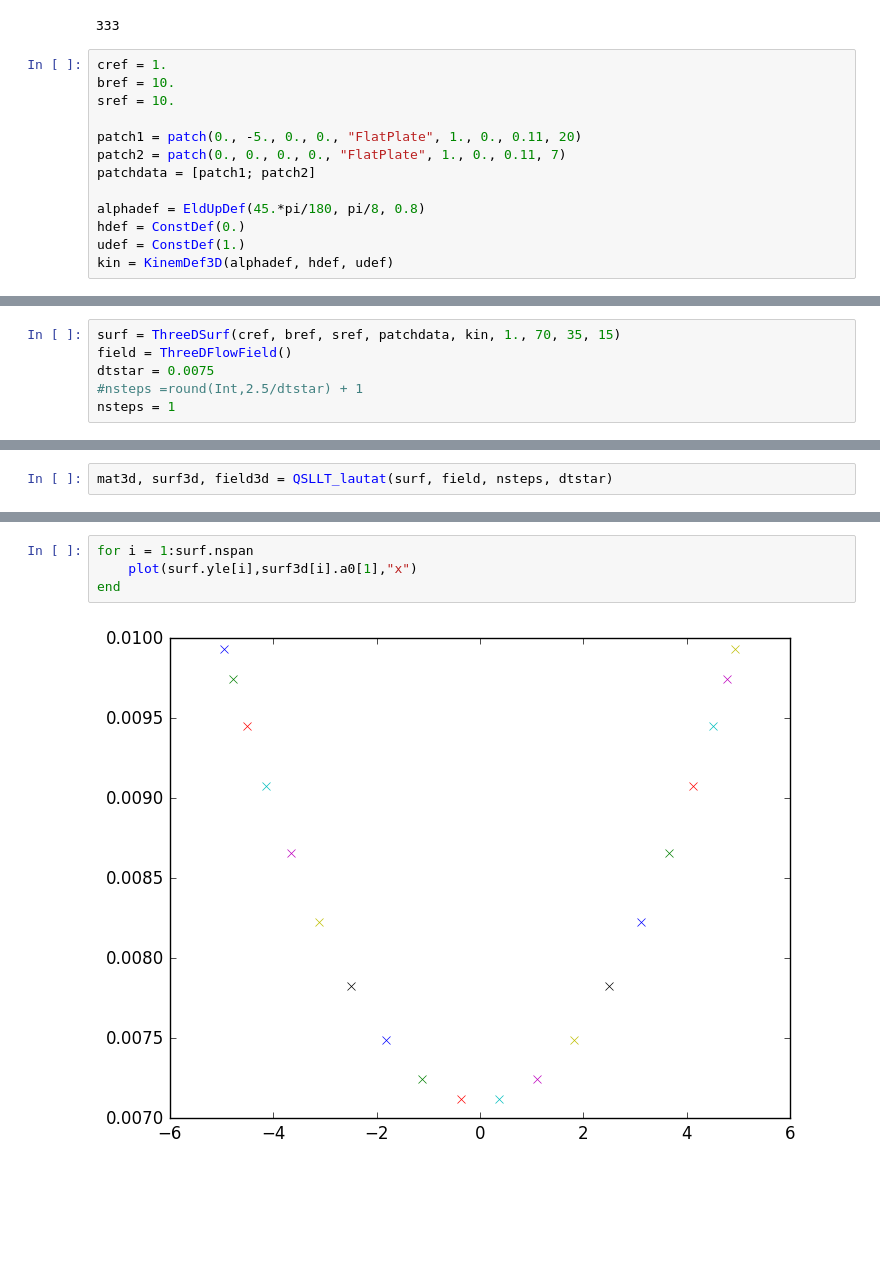
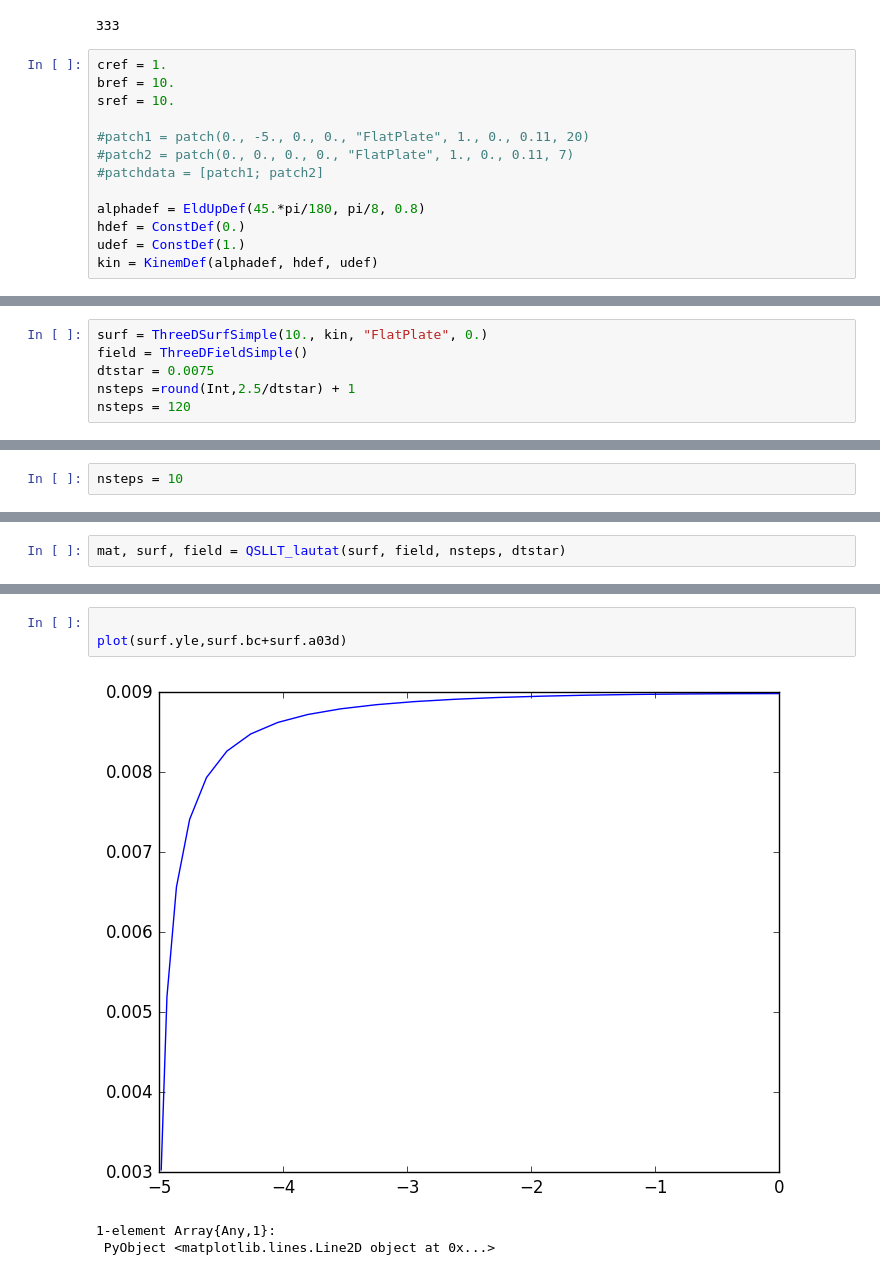
Before and after one commit to KiranRamesh-Aero/UnsteadyFlowSolvers.jl, a Jupyter notebook: Notebooks/3D extensions - with LEV.ipynb, the cells around one changed output, grey strips where cells are left out. Saved outputs shown, nothing was run; the diff lists cells and outputs as text; blank space fills up the shorter version.

```diff
--- a/Notebooks/3D extensions - with LEV.ipynb
+++ b/Notebooks/3D extensions - with LEV.ipynb
@@ -36,12 +30,12 @@ cref = 1.
 bref = 10.
 sref = 10.
 
-patch1 = patch(0., -5., 0., 0., "FlatPlate", 1., 0., 0.11, 20)
-patch2 = patch(0., 0., 0., 0., "FlatPlate", 1., 0., 0.11, 7)
-patchdata = [patch1; patch2]
+#patch1 = patch(0., -5., 0., 0., "FlatPlate", 1., 0., 0.11, 20)
+#patch2 = patch(0., 0., 0., 0., "FlatPlate", 1., 0., 0.11, 7)
+#patchdata = [patch1; patch2]
 
 alphadef = EldUpDef(45.*pi/180, pi/8, 0.8)
 hdef = ConstDef(0.)
 udef = ConstDef(1.)
-kin = KinemDef3D(alphadef, hdef, udef)
+kin = KinemDef(alphadef, hdef, udef)
 # %% [output]
@@ -49,7 +43,7 @@ UNSflow.KinemDef3D(UNSflow.EldUpDef(0.7853981633974483,0.39269908169872414,0.8),
 # %%
-surf = ThreeDSurf(cref, bref, sref, patchdata, kin, 1., 70, 35, 15)
-field = ThreeDFlowField()
+surf = ThreeDSurfSimple(10., kin, "FlatPlate", 0.)
+field = ThreeDFieldSimple()
 dtstar = 0.0075
-#nsteps =round(Int,2.5/dtstar) + 1
-nsteps = 1
+nsteps =round(Int,2.5/dtstar) + 1
+nsteps = 120
 # %% [output]
@@ -56,0 +51,2 @@ nsteps = 1
+# %%
+nsteps = 10
@@ -57,4 +55,4 @@ nsteps = 1
 # %%
-mat3d, surf3d, field3d = QSLLT_lautat(surf, field, nsteps, dtstar)
+mat, surf, field = QSLLT_lautat(surf, field, nsteps, dtstar)
 # %% [output]
 (
@@ -80,9 +78,10 @@ mat3d[:,2]
-# %%
-for i = 1:surf.nspan
-    plot(surf.yle[i],surf3d[i].a0[1],"x")
-end
-# %% [output]
-[figure, removed]
+# %%
+
+plot(surf.yle,surf.bc+surf.a03d)
+# %% [output]
+[figure, added]
+1-element Array{Any,1}:
+ PyObject <matplotlib.lines.Line2D object at 0x...>
 # %%
 plot(mat3d[:,1], mat3d[:,2])
 # %% [output]
```
Also changed, not shown: parts of 10 cells of this notebook, 15 other files.
